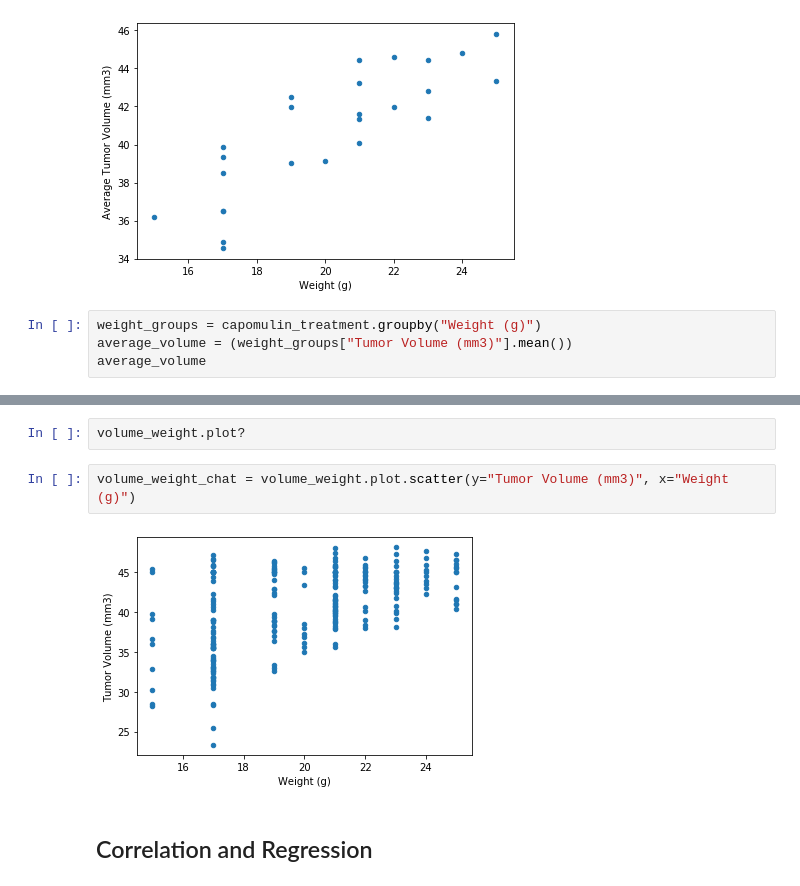
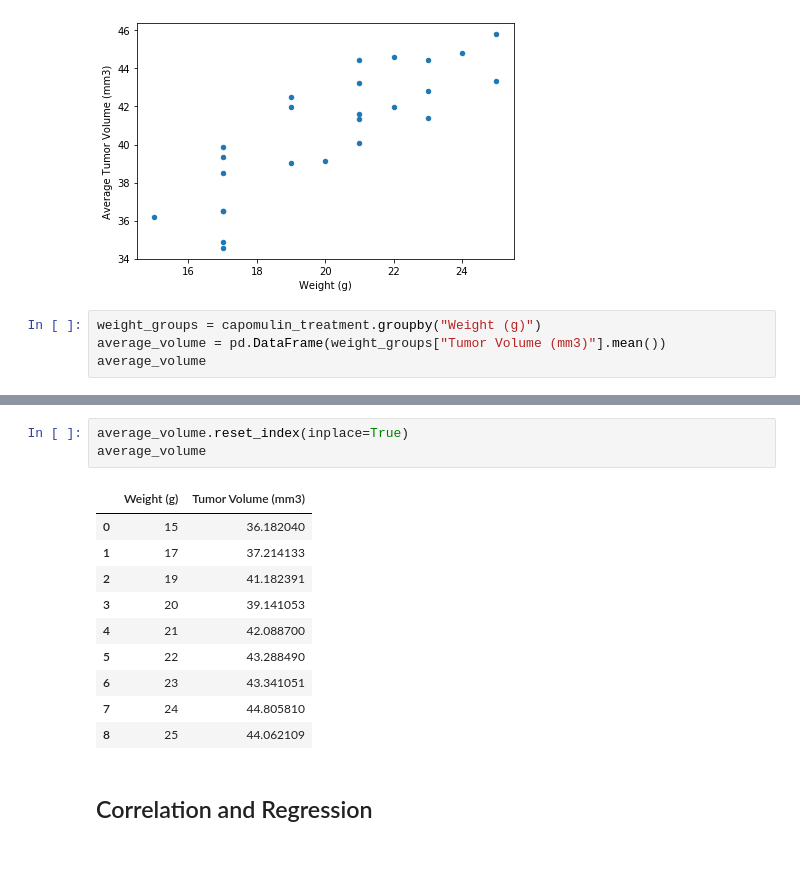
Before and after one commit to manuelamc14/Matploid-challenge, a Jupyter notebook: Pymaceuticals/pymaceuticals_starter.ipynb, the cells around one changed output, grey strips where cells are left out. Drawn from its saved outputs; the diff is of its cells as text; blank space fills up the shorter version.

Commit message:
Mean Tumor volume

```diff
--- a/Pymaceuticals/pymaceuticals_starter.ipynb
+++ b/Pymaceuticals/pymaceuticals_starter.ipynb
@@ -232,6 +249,6 @@ Text(30.375, 0.5, 'Average Tumor Volume (mm3)')
 [figure]
 # %%
 weight_groups = capomulin_treatment.groupby("Weight (g)")
-average_volume = (weight_groups["Tumor Volume (mm3)"].mean())
+average_volume = pd.DataFrame(weight_groups["Tumor Volume (mm3)"].mean())
 average_volume
 # %% [output]
@@ -276,9 +266,17 @@ KeyError: 'Weight (g)'
-# %%
-volume_weight.plot?
-# %%
-volume_weight_chat = volume_weight.plot.scatter(y="Tumor Volume (mm3)", x="Weight (g)")
-# %% [output]
-[figure, removed]
+# %%
+average_volume.reset_index(inplace=True)
+average_volume
+# %% [output]
+|  | Weight (g) | Tumor Volume (mm3) |
+| 0 | 15 | 36.182040 |
+| 1 | 17 | 37.214133 |
+| 2 | 19 | 41.182391 |
+| 3 | 20 | 39.141053 |
+| 4 | 21 | 42.088700 |
+| 5 | 22 | 43.288490 |
+| 6 | 23 | 43.341051 |
+| 7 | 24 | 44.805810 |
+| 8 | 25 | 44.062109 |
 # %% [markdown]
 ## Correlation and Regression
 # %%
```
Also changed, not shown: parts of 9 cells of this notebook.
